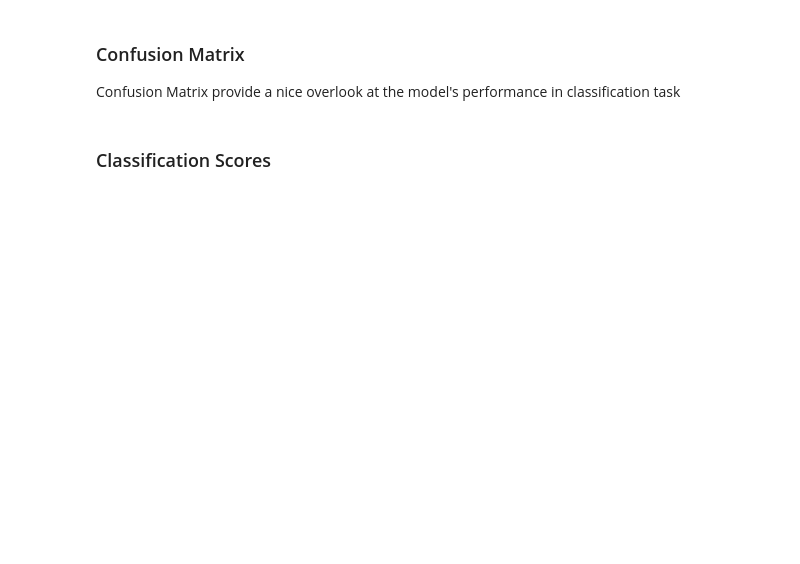
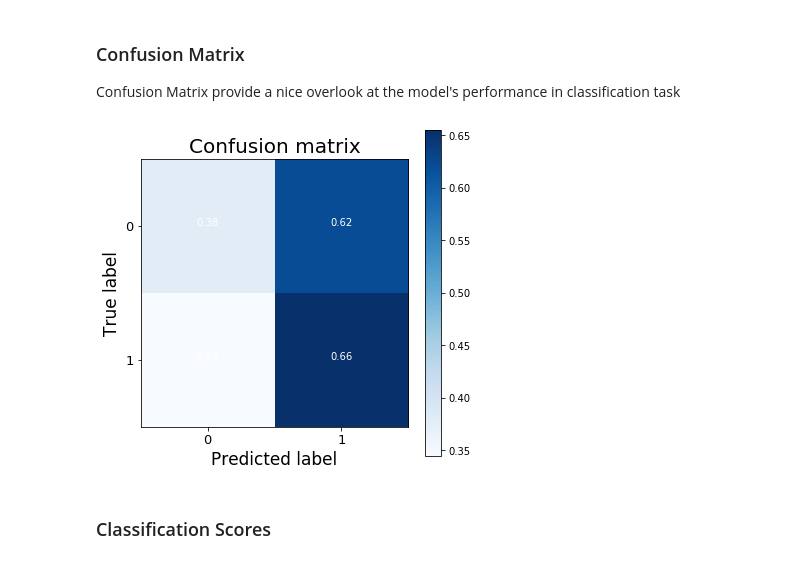
Before and after one commit to md03475/Deep-PSX-Kaavish, a Jupyter notebook: NLP-SOURCE-CODE-DJ.ipynb, the cells around one changed output. Cells and saved outputs as stored; diff of their text form; code cells hidden in the pictures; blank space fills up the shorter version.

```diff
--- a/NLP-SOURCE-CODE-DJ.ipynb
+++ b/NLP-SOURCE-CODE-DJ.ipynb
@@ -456,7 +455,7 @@ al.legend(['train', 'val'], loc = 'upper left')
 The model will output a prediction score between 0 and 1. We can classify two classes by defining a threshold value for it. In our case, I have set 0.5 as THRESHOLD value, if the score above it. Then it will be classified as **POSITIVE** sentiment.
 # %%
 def decode_sentiment(score):
-    return "Positive" if score>0.5 else "Negative"
+    return 1 if score>0.5 else 0
 
 
 scores = model.predict(x_test, verbose=1, batch_size=10000)
@@ -494,10 +495,12 @@ def plot_confusion_matrix(cm, classes,
     plt.ylabel('True label', fontsize=17)
     plt.xlabel('Predicted label', fontsize=17)
 # %%
-cnf_matrix = confusion_matrix(test_data.sentiment.to_list(), y_pred_1d)
+cnf_matrix = confusion_matrix(test_data['Polarity'].to_list(), y_pred_1d)
 plt.figure(figsize=(6,6))
-plot_confusion_matrix(cnf_matrix, classes=test_data.sentiment.unique(), title="Confusion matrix")
+plot_confusion_matrix(cnf_matrix, classes=test_data['Polarity'].unique(), title="Confusion matrix")
 plt.show()
+# %% [output]
+[figure, added]
 # %% [markdown]
 ### Classification Scores
 # %%
```
Also changed, not shown: parts of 6 cells of this notebook.
